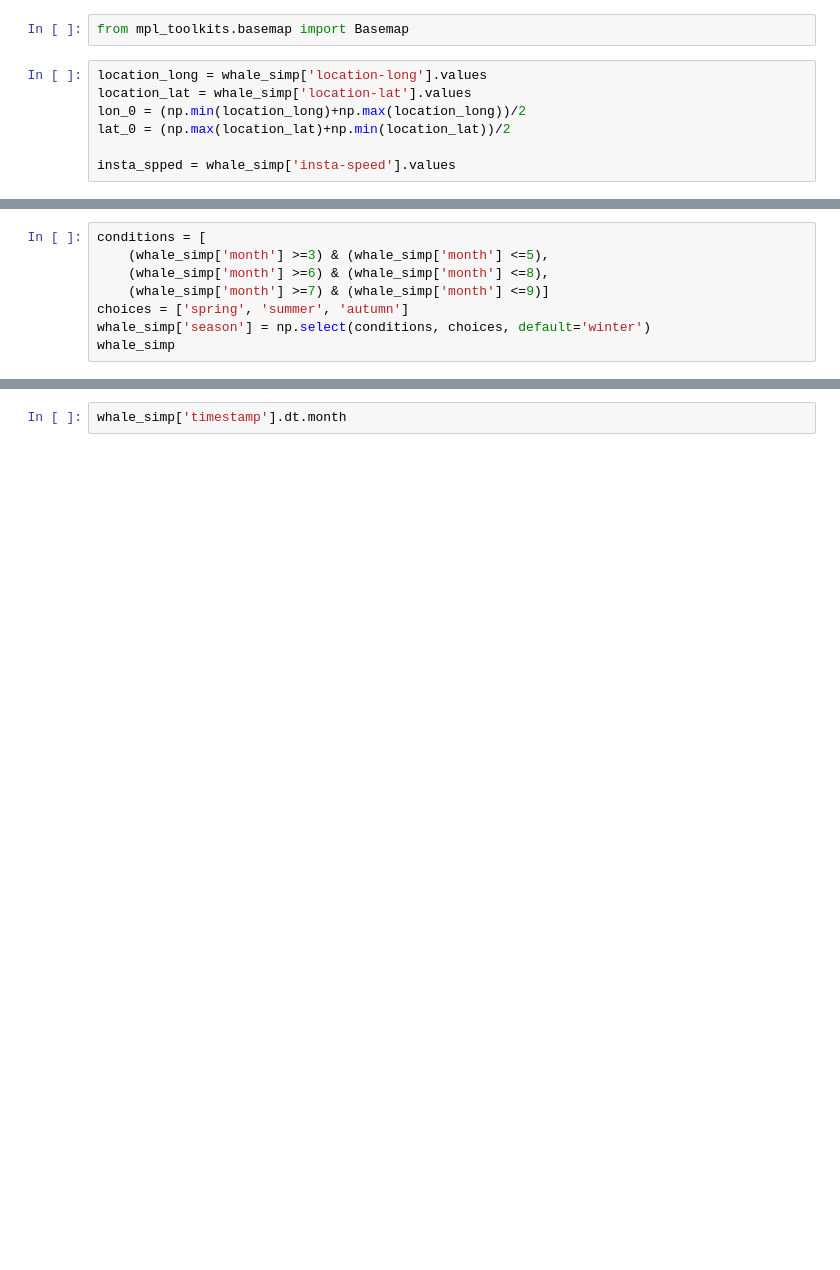
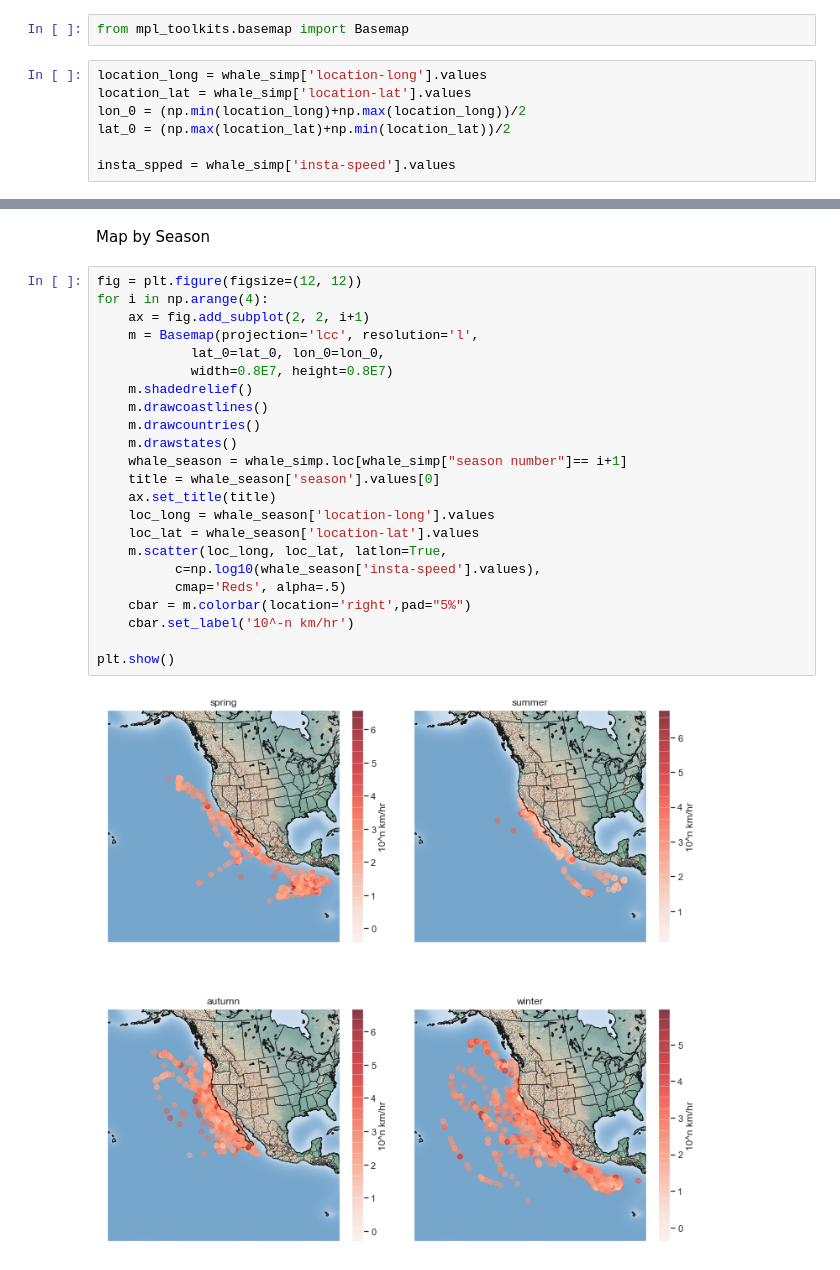
Before and after one commit to gigglypear/movebank_explore, a Jupyter notebook: code/Movebank Data Analysis Attempt.ipynb, the cells around one changed output, grey strips where cells are left out. Cells and saved outputs as stored; diff of their text form; blank space fills up the shorter version.

```diff
--- a/code/Movebank Data Analysis Attempt.ipynb
+++ b/code/Movebank Data Analysis Attempt.ipynb
@@ -794,8 +794,0 @@ len(whale_simp.index)
-# %%
-conditions = [
-    (whale_simp['month'] >=3) & (whale_simp['month'] <=5),
-    (whale_simp['month'] >=6) & (whale_simp['month'] <=8),
-    (whale_simp['month'] >=7) & (whale_simp['month'] <=9)]
-choices = ['spring', 'summer', 'autumn']
-whale_simp['season'] = np.select(conditions, choices, default='winter')
-whale_simp
@@ -821,2 +795,27 @@ whale_simp
-# %%
-whale_simp['timestamp'].dt.month
+# %% [markdown]
+Map by Season
+# %%
+fig = plt.figure(figsize=(12, 12))
+for i in np.arange(4):
+    ax = fig.add_subplot(2, 2, i+1)
+    m = Basemap(projection='lcc', resolution='l',
+            lat_0=lat_0, lon_0=lon_0,
+            width=0.8E7, height=0.8E7)
+    m.shadedrelief()
+    m.drawcoastlines()
+    m.drawcountries()
+    m.drawstates()
+    whale_season = whale_simp.loc[whale_simp["season number"]== i+1]
+    title = whale_season['season'].values[0]
+    ax.set_title(title)
+    loc_long = whale_season['location-long'].values
+    loc_lat = whale_season['location-lat'].values
+    m.scatter(loc_long, loc_lat, latlon=True,
+          c=np.log10(whale_season['insta-speed'].values),
+          cmap='Reds', alpha=.5)
+    cbar = m.colorbar(location='right',pad="5%")
+    cbar.set_label('10^-n km/hr')
+
+plt.show()
+# %% [output]
+[figure, added]
```
Also changed, not shown: parts of 22 cells of this notebook.
